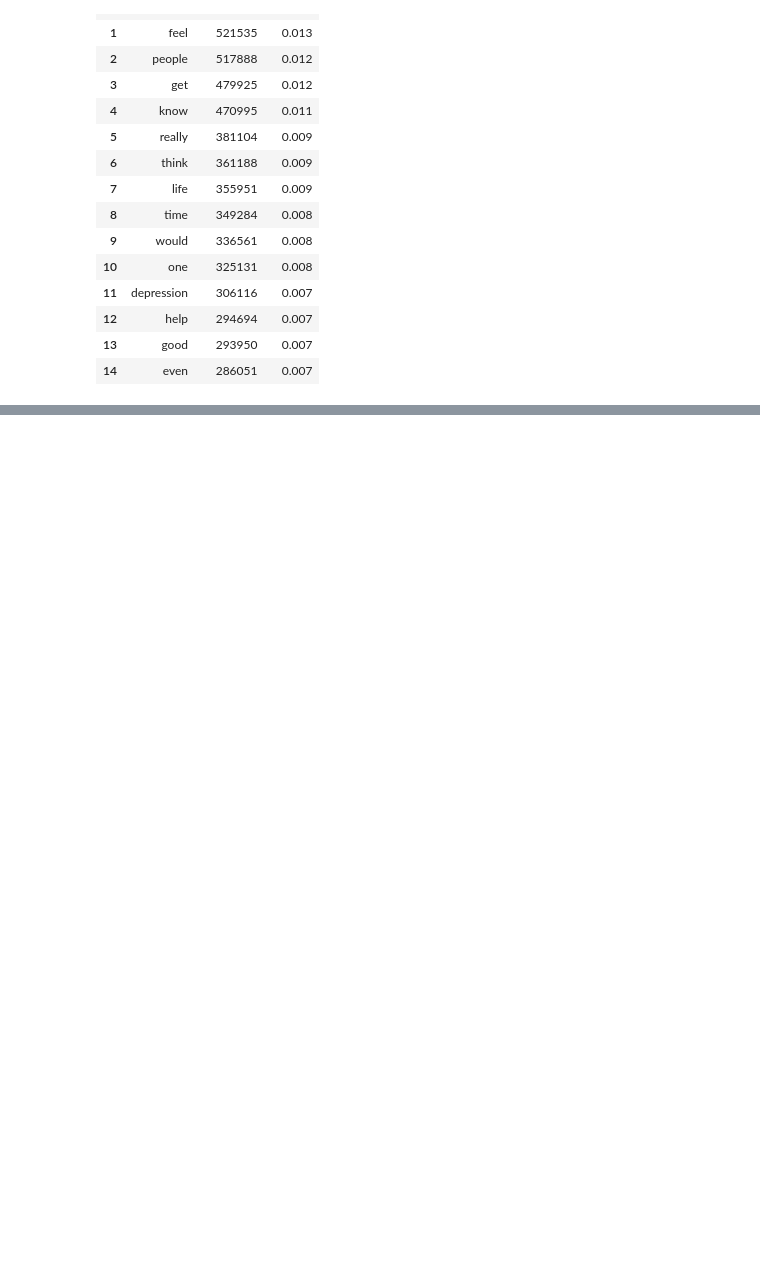
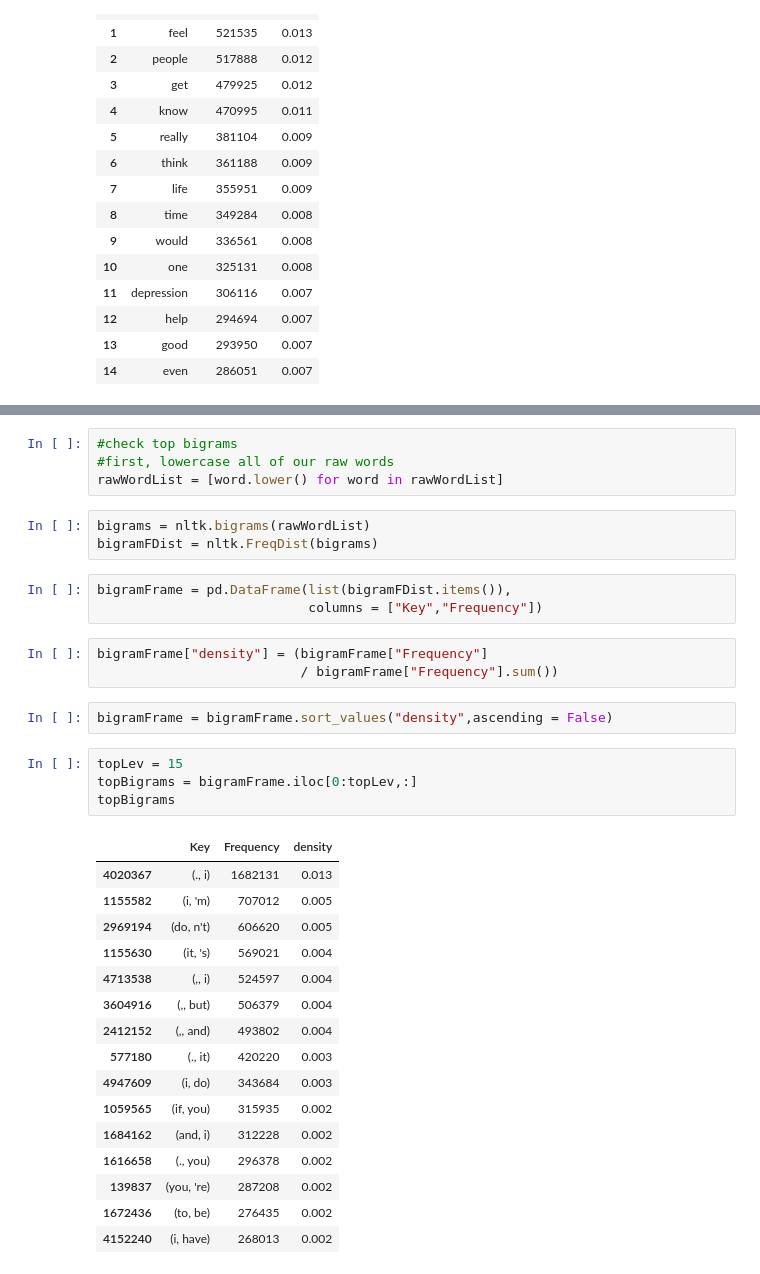
Before and after one commit to PLBMR/mentalHealthDataAnalysis, a Jupyter notebook: rDepression/analysis/fullDatasetEDA.ipynb, the cells around one changed output, grey strips where cells are left out. Cells and saved outputs as stored; diff of their text form; blank space fills up the shorter version.

```diff
--- a/rDepression/analysis/fullDatasetEDA.ipynb
+++ b/rDepression/analysis/fullDatasetEDA.ipynb
@@ -521,0 +522,36 @@ W
+# %%
+#check top bigrams
+#first, lowercase all of our raw words
+rawWordList = [word.lower() for word in rawWordList]
+# %%
+bigrams = nltk.bigrams(rawWordList)
+bigramFDist = nltk.FreqDist(bigrams)
+# %%
+bigramFrame = pd.DataFrame(list(bigramFDist.items()),
+                           columns = ["Key","Frequency"])
+# %%
+bigramFrame["density"] = (bigramFrame["Frequency"]
+                          / bigramFrame["Frequency"].sum())
+# %%
+bigramFrame = bigramFrame.sort_values("density",ascending = False)
+# %%
+topLev = 15
+topBigrams = bigramFrame.iloc[0:topLev,:]
+topBigrams
+# %% [output]
+|  | Key | Frequency | density |
+| 4020367 | (., i) | 1682131 | 0.013 |
+| 1155582 | (i, 'm) | 707012 | 0.005 |
+| 2969194 | (do, n't) | 606620 | 0.005 |
+| 1155630 | (it, 's) | 569021 | 0.004 |
+| 4713538 | (,, i) | 524597 | 0.004 |
+| 3604916 | (,, but) | 506379 | 0.004 |
+| 2412152 | (,, and) | 493802 | 0.004 |
+| 577180 | (., it) | 420220 | 0.003 |
+| 4947609 | (i, do) | 343684 | 0.003 |
+| 1059565 | (if, you) | 315935 | 0.002 |
+| 1684162 | (and, i) | 312228 | 0.002 |
+| 1616658 | (., you) | 296378 | 0.002 |
+| 139837 | (you, 're) | 287208 | 0.002 |
+| 1672436 | (to, be) | 276435 | 0.002 |
+| 4152240 | (i, have) | 268013 | 0.002 |
```
Also changed, not shown: parts of 23 cells of this notebook, 1 other file.
